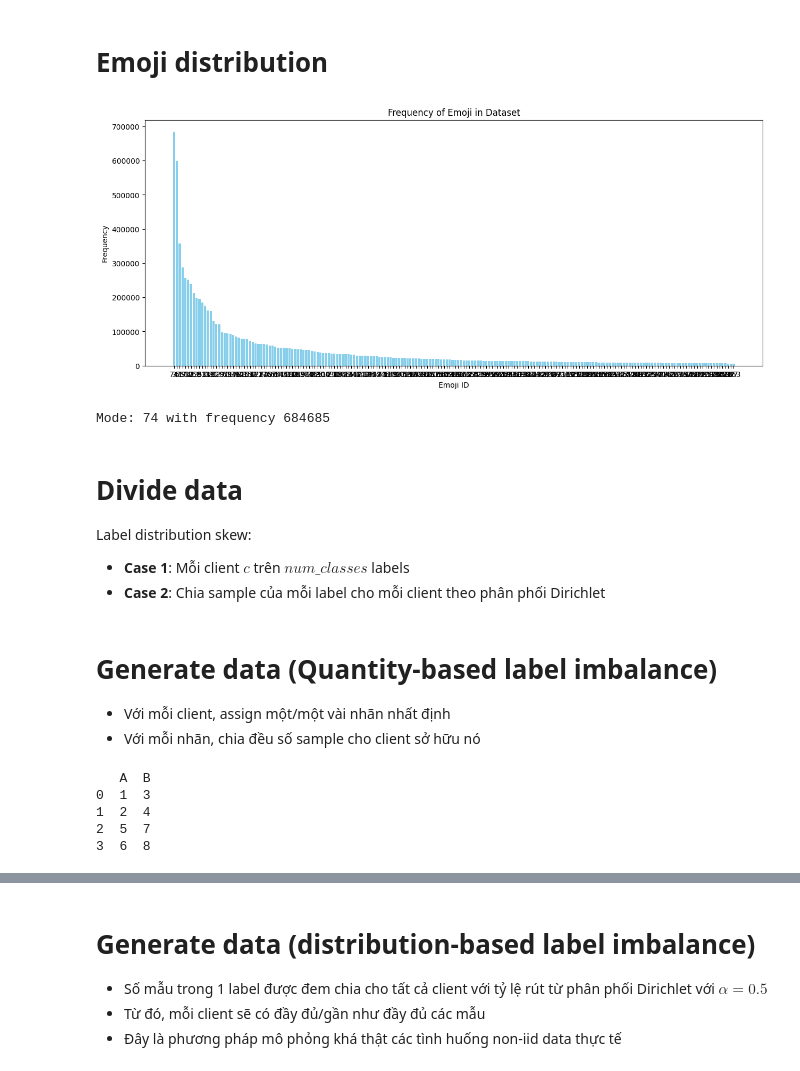
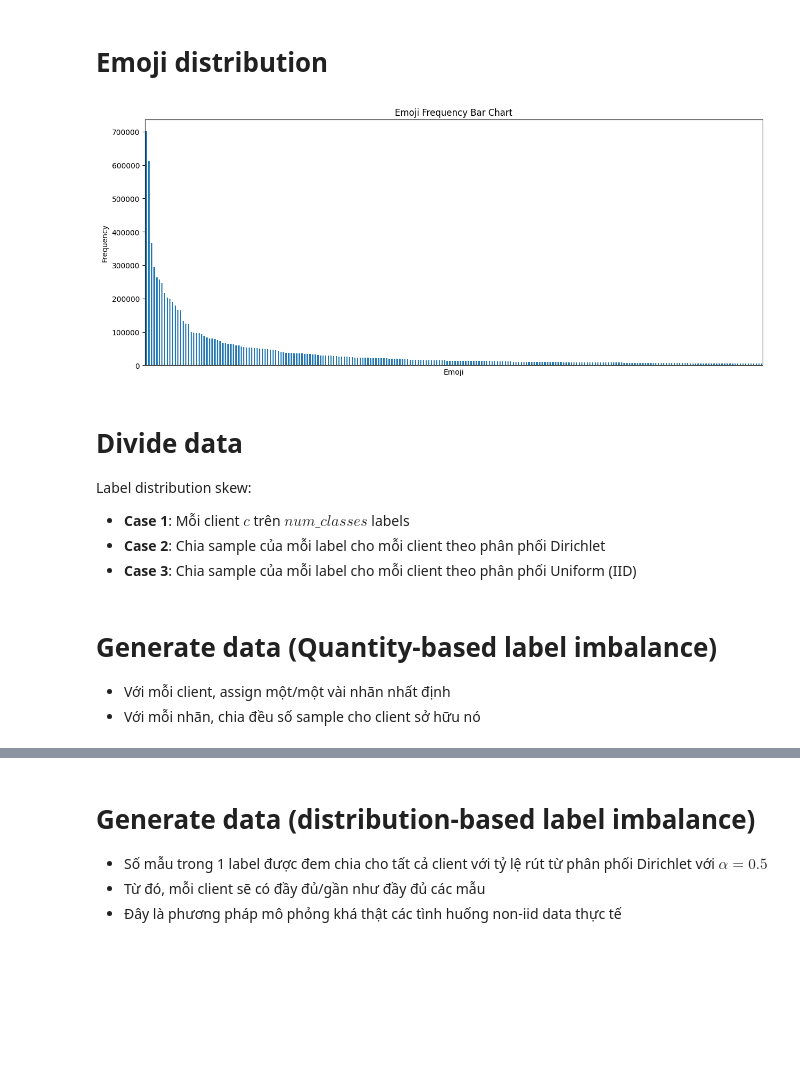
Before and after one commit to IrisStream/Xmoji, a Jupyter notebook: src/data_processing/generator.ipynb, the cells around one changed output, grey strips where cells are left out. Cells and saved outputs as stored; diff of their text form; code cells hidden in the pictures; blank space fills up the shorter version.

Commit message:
Complete code for data generator

```diff
--- a/src/data_processing/generator.ipynb
+++ b/src/data_processing/generator.ipynb
@@ -1,39 +1,2 @@
 # %% [markdown]
 # Emoji distribution
-# %%
-from generator import get_X_y
-import numpy as np
-import matplotlib.pyplot as plt
-from scipy.stats import mode
-
-X, y = get_X_y()
-
-unique_values, counts = np.unique(y, return_counts=True)
-
-# Sort values based on counts
-sorted_indices = np.argsort(counts)[::-1]
-sorted_values = unique_values[sorted_indices][:200]
-sorted_counts = counts[sorted_indices][:200]
-
-# Set the figure size
-fig, ax = plt.subplots(figsize=(15, 6))
-
-# Create a bar chart
-ax.bar([str(value) for value in sorted_values], sorted_counts, color='skyblue')
-
-# Add labels and title
-ax.set_xlabel('Emoji ID')
-ax.set_ylabel('Frequency')
-ax.set_title('Frequency of Emoji in Dataset')
-
-# Show the plot
-plt.show()
-
-# Calculate the mode
-mode_result = mode(y)
-
-# Print the mode
-print(f"Mode: {mode_result.mode} with frequency {mode_result.count}")
-# %% [output]
-[figure, removed]
-Mode: 74 with frequency 684685
@@ -56,32 +3,19 @@ plt.show()
+# %%
+from settings import Data
+
+Data.write_frequency_data()
+Data.draw_frequncy_bar_chart()
+# %% [output]
+[figure, added]
 # %% [markdown]
 # Divide data
 
 Label distribution skew:
 * **Case 1**: Mỗi client $c$ trên $num\_classes$ labels
 * **Case 2**: Chia sample của mỗi label cho mỗi client theo phân phối Dirichlet
+* **Case 3**: Chia sample của mỗi label cho mỗi client theo phân phối Uniform (IID)
 # %% [markdown]
 # Generate data (Quantity-based label imbalance)
 
 - Với mỗi client, assign một/một vài nhãn nhất định
 - Với mỗi nhãn, chia đều số sample cho client sở hữu nó
-# %%
-import pandas as pd
-
-# Example dictionary with DataFrames
-data_dict = {
-    1: pd.DataFrame({'A': [1, 2], 'B': [3, 4]}),
-    2: pd.DataFrame({'A': [5, 6], 'B': [7, 8]}),
-    # Add more key-value pairs as needed
-}
-
-# Concatenate all DataFrames into one
-concatenated_df = pd.concat(data_dict.values(), ignore_index=True)
-
-# Display the concatenated DataFrame
-print(concatenated_df)
-# %% [output]
-   A  B
-0  1  3
-1  2  4
-2  5  7
-3  6  8
```
Also changed, not shown: parts of 13 cells of this notebook, 5 other files.
